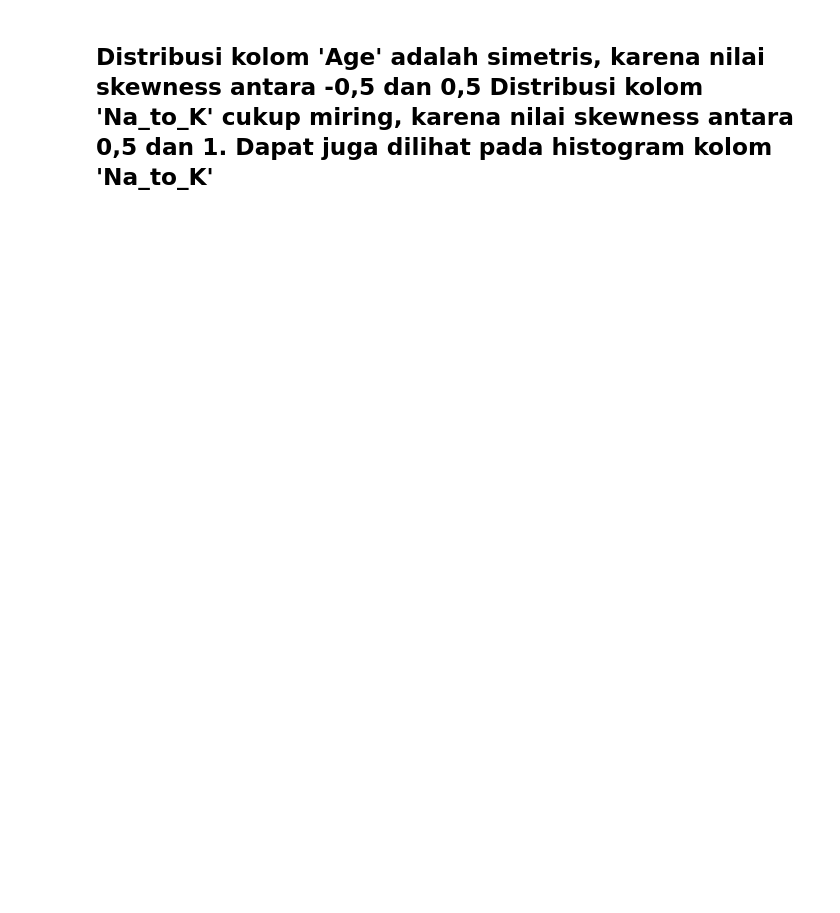
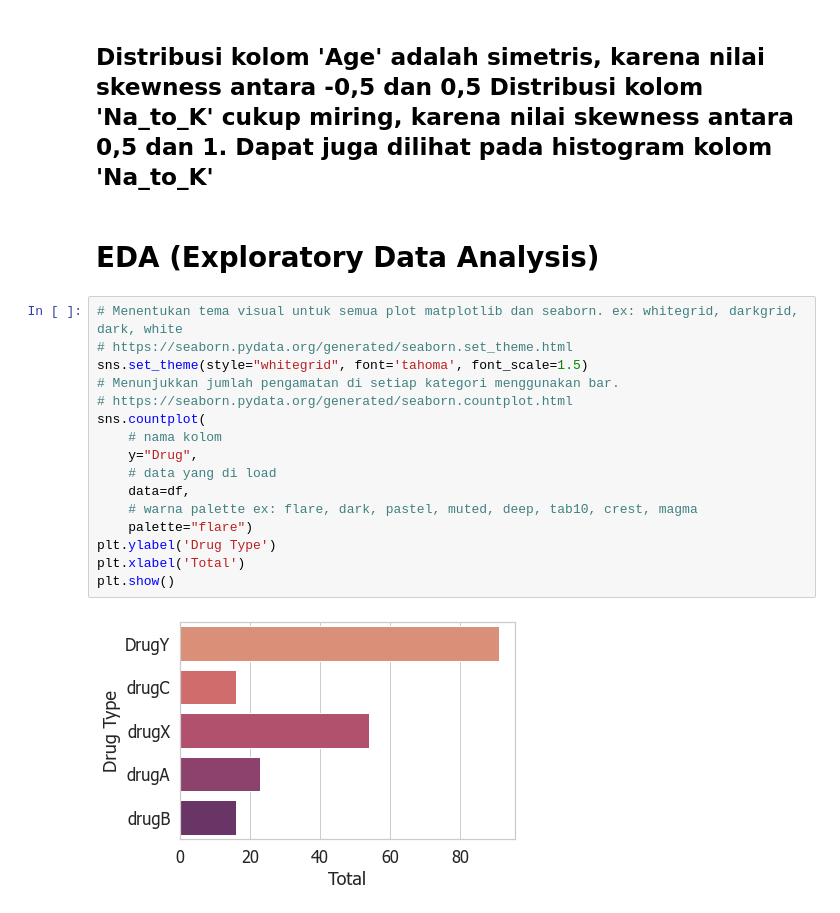
Before and after one commit to muhammadalifh/UTS-ADB, a Jupyter notebook: UTS/load.ipynb, the cells around one changed output. Drawn from its saved outputs; the diff is of its cells as text; blank space fills up the shorter version.

Commit message:
Data Preprocessing

```diff
--- a/UTS/load.ipynb
+++ b/UTS/load.ipynb
@@ -156,2 +207,22 @@ sns.distplot(df['Na_to_K'])
 # %% [markdown]
 ## Distribusi kolom 'Age' adalah simetris, karena nilai skewness antara -0,5 dan 0,5 Distribusi kolom 'Na_to_K' cukup miring, karena nilai skewness antara 0,5 dan 1. Dapat juga dilihat pada histogram kolom 'Na_to_K'
+# %% [markdown]
+# **EDA (Exploratory Data Analysis)**
+# %%
+# Menentukan tema visual untuk semua plot matplotlib dan seaborn. ex: whitegrid, darkgrid, dark, white
+# https://seaborn.pydata.org/generated/seaborn.set_theme.html
+sns.set_theme(style="whitegrid", font='tahoma', font_scale=1.5)
+# Menunjukkan jumlah pengamatan di setiap kategori menggunakan bar.
+# https://seaborn.pydata.org/generated/seaborn.countplot.html
+sns.countplot(
+    # nama kolom
+    y="Drug",
+    # data yang di load
+    data=df,
+    # warna palette ex: flare, dark, pastel, muted, deep, tab10, crest, magma
+    palette="flare")
+plt.ylabel('Drug Type')
+plt.xlabel('Total')
+plt.show()
+# %% [output]
+[figure, added]
```
Also changed, not shown: parts of 21 cells of this notebook.
